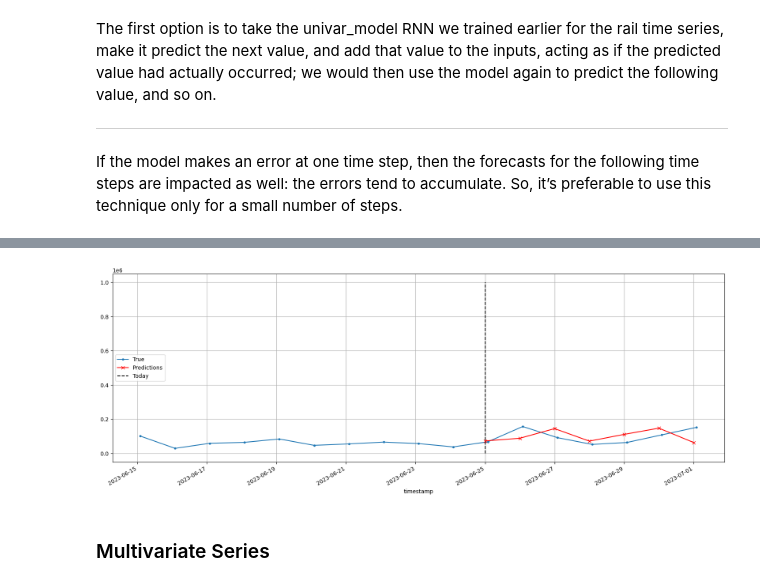
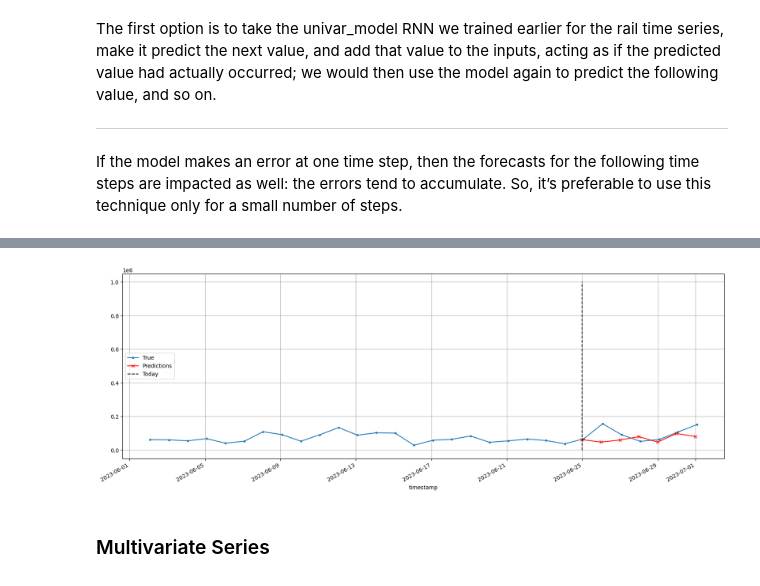
Before and after one commit to AnastasiaBrinati/experiments, a Jupyter notebook: Models2.ipynb, the cells around one changed output, grey strips where cells are left out. Drawn from its saved outputs; the diff is of its cells as text; code cells hidden in the pictures.

```diff
--- a/Models2.ipynb
+++ b/Models2.ipynb
@@ -67,9 +49,13 @@ data = df_86400
 data = data.set_index("timestamp")
 #data.head()
 # %%
+origin = "2023-06-02"
+start = "2023-06-25" # origin + prediction_lenght
+end = "2023-07-01"
+
 train_data = data["2022-12-20":"2023-06-01"]
-valid_data = data["2023-06-02":"2023-07-01"]
-test_data = data["2023-07-01":]
+valid_data = data[origin:end]
+test_data = data["2023-07-02":]
 # %% [markdown]
 #### Scaling
 # %%
@@ -172,7 +158,7 @@ need the last dimension’s size to be 1. This is why we specified the input sha
 * [None, 1] : it means “univariate sequences of any length”.
 # %%
 univar_model = tf.keras.Sequential([
-  tf.keras.layers.SimpleRNN(batch_size, input_shape=[None, 1]),
+  tf.keras.layers.SimpleRNN(batch_size*3, input_shape=[None, 1]),
   tf.keras.layers.Dense(1) # no activation function by default
 ])
 # %%
@@ -293,9 +266,9 @@ for step_ahead in range(prediction_lenght):
 # %%
-# The forecasts start on 2023-06-01, and they end
-# on 2019-06-14. That's 14 days in total.
-origin = "2023-06-15"
-start = "2023-06-25"
-end = "2023-07-01"
+X = vl.to_numpy()[np.newaxis, :sequence_lenght, np.newaxis]
+for step_ahead in range(prediction_lenght):
+  print(f" {step_ahead+1} step ahead")
+  y_pred_one = univar_model.predict(X)
+  X = np.concatenate([X, y_pred_one.reshape(1, 1, 1)], axis=1)
 
 Y_pred = pd.Series(X[0, -prediction_lenght:, 0], index=pd.date_range(start, end))
 
@@ -311,4 +298,4 @@ plt.show()
-[figure, old version]
+[figure, new version]
 # %% [markdown]
 ### Multivariate Series
 # %%
```
Also changed, not shown: parts of 20 cells of this notebook.
